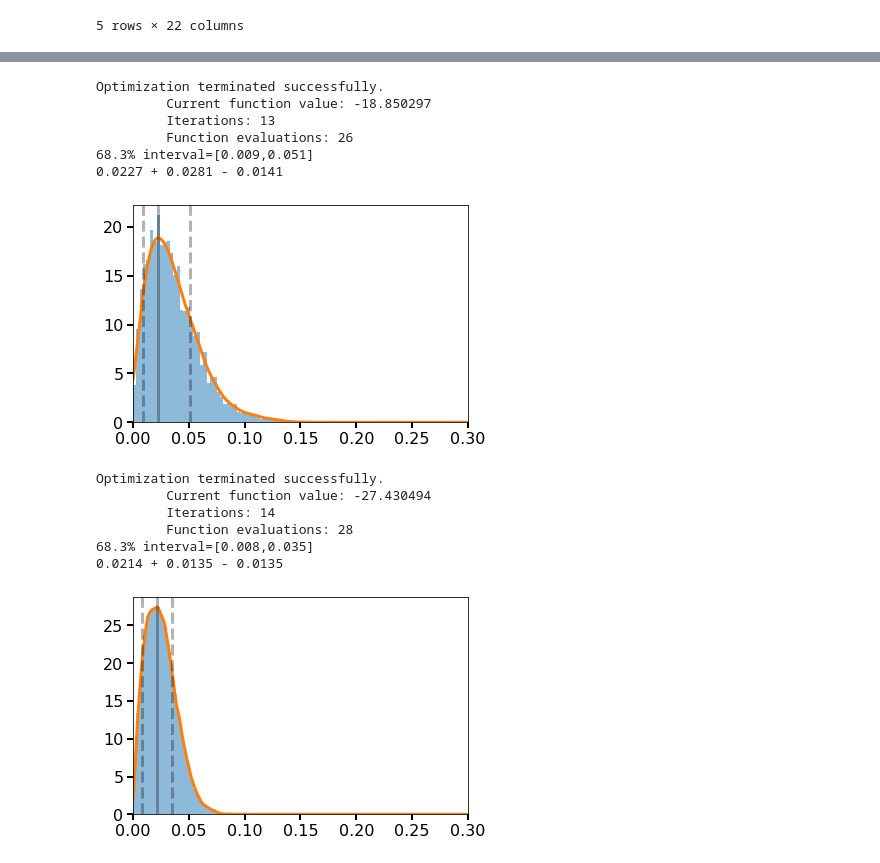
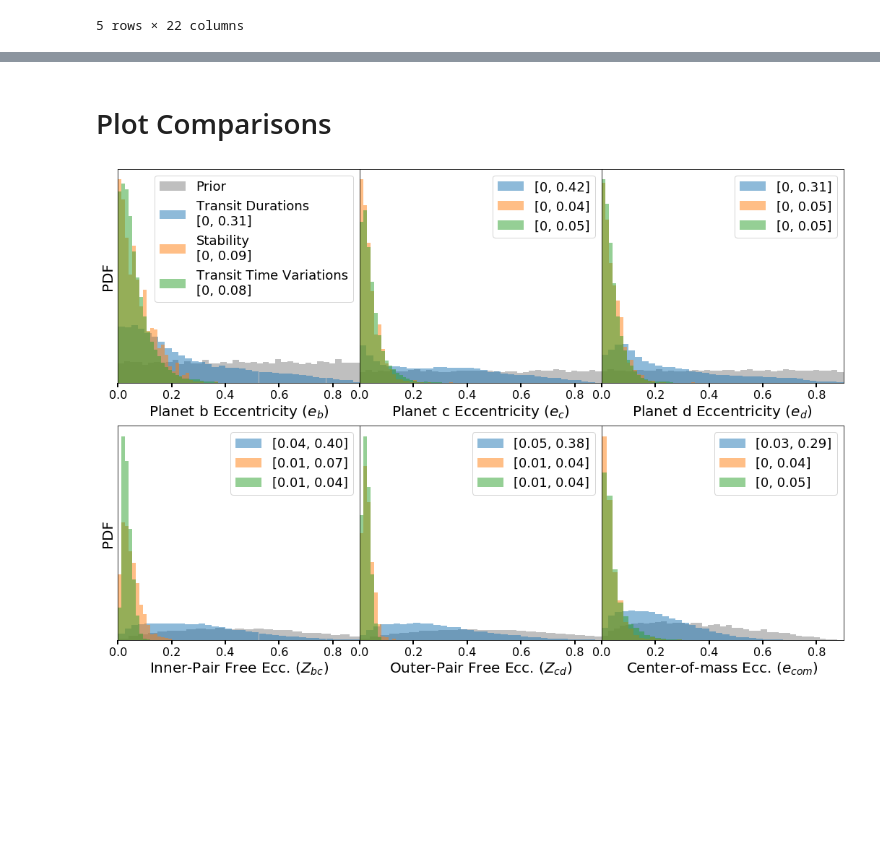
Before and after one commit to dtamayo/Stability-Priors, a Jupyter notebook: K23EccentricityComparison.ipynb, the cells around one changed output, grey strips where cells are left out. Drawn from its saved outputs; the diff is of its cells as text; code cells hidden in the pictures; blank space fills up the shorter version.

Commit message:
cleaned up eccentricity comparison

```diff
--- a/K23EccentricityComparison.ipynb
+++ b/K23EccentricityComparison.ipynb
@@ -130,21 +108,0 @@ fig.savefig('eccentricitycomparison.pdf', bbox_inches='tight')
-# %%
-Nbins=50
-stable = (dfstab['nbodystable'] == 1)# & (dfstab['e3']<0.8)
-fig, axarr = plt.subplots(nrows=2, ncols=3, figsize=(18,12))
-plt.subplots_adjust(wspace=0)
-
-plot(axarr[0,0], 'e1', 'Planet b Eccentricity ($e_b$)', labels=True)
-plot(axarr[0,1], 'e2', 'Planet c Eccentricity ($e_c$)')
-plot(axarr[0,2], 'e3', 'Planet d Eccentricity ($e_d$)')
-plot(axarr[1,0], 'Z12', 'Inner-Pair Free Ecc. ($Z_{bc}$)')
-plot(axarr[1,1], 'Z23', 'Outer-Pair Free Ecc. ($Z_{cd}$)')
-plot(axarr[1,2], 'ecom', 'Center-of-mass Ecc. ($e_{com}$)')
-
-for ax in axarr.flatten():
-    ax.set_xlim([0,0.8])
-    ax.axes.yaxis.set_ticks([])
-    ax.legend(fontsize=18)
-
-axarr[0,0].set_ylabel('PDF')
-axarr[1,0].set_ylabel('PDF')
-fig.savefig('eccentricitycomparison.pdf', bbox_inches='tight')
@@ -248,20 +116,2 @@ Optimization terminated successfully.
-# %%
-plotposterior(df.Z23, 0.683, 0.1, weights=df.spockprob, range=[0,0.3])
-# %% [output]
-Optimization terminated successfully.
-         Current function value: -18.850297
-         Iterations: 13
-         Function evaluations: 26
-68.3% interval=[0.009,0.051]
-0.0227 + 0.0281 - 0.0141
-[figure, removed]
-# %%
-plotposterior(dfhadden.Z23, 0.683, 0.1, range=[0,0.3])
-# %% [output]
-Optimization terminated successfully.
-         Current function value: -27.430494
-         Iterations: 14
-         Function evaluations: 28
-68.3% interval=[0.008,0.035]
-0.0214 + 0.0135 - 0.0135
-[figure, removed]
+# %% [markdown]
+# Plot Comparisons
@@ -267,0 +151,22 @@ Optimization terminated successfully.
+# %%
+stable = (dfstab['nbodystable'] == 1.)
+fig, axarr = plt.subplots(nrows=2, ncols=3, figsize=(18,12))
+plt.subplots_adjust(wspace=0)
+
+plot(axarr[0,0], 'e1', 'Planet b Eccentricity ($e_b$)', labels=True, range=[0, 0.4], Nbins=30)
+plot(axarr[0,1], 'e2', 'Planet c Eccentricity ($e_c$)', range=[0, 0.4], Nbins=30)
+plot(axarr[0,2], 'e3', 'Planet d Eccentricity ($e_d$)', range=[0, 0.4], Nbins=30)
+plot(axarr[1,0], 'Z12', 'Inner-Pair Free Ecc. ($Z_{bc}$)', range=[0, 0.2], Nbins=15)
+plot(axarr[1,1], 'Z23', 'Outer-Pair Free Ecc. ($Z_{cd}$)', range=[0, 0.2], Nbins=15)
+plot(axarr[1,2], 'ecom', 'Center-of-mass Ecc. ($e_{com}$)', range=[0, 0.3], Nbins=15)
+
+for ax in axarr.flatten():
+    ax.set_xlim([0,0.9])
+    ax.axes.yaxis.set_ticks([])
+    ax.legend(fontsize=18)
+
+axarr[0,0].set_ylabel('PDF')
+axarr[1,0].set_ylabel('PDF')
+fig.savefig('eccentricitycomparison.pdf', bbox_inches='tight')
+# %% [output]
+[figure, added]
```
Also changed, not shown: parts of 22 cells of this notebook.
